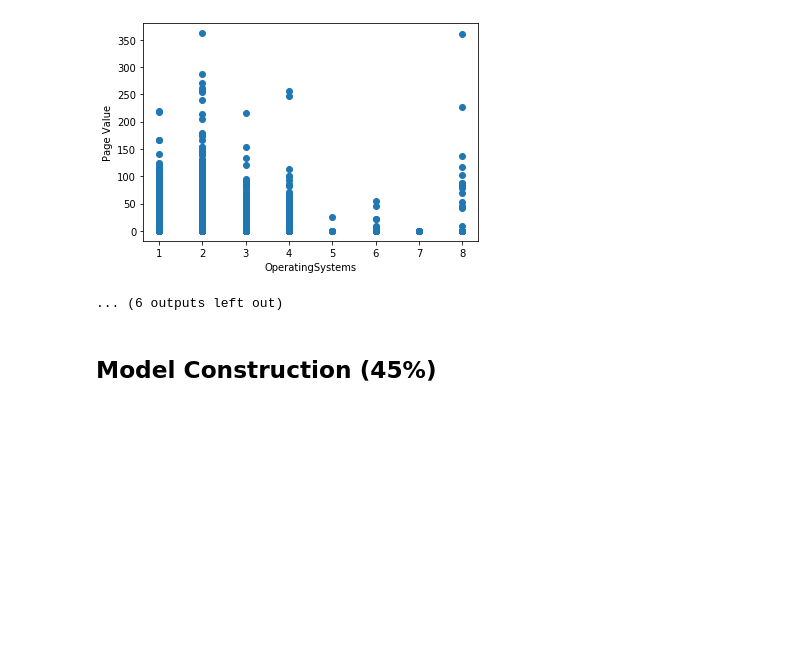
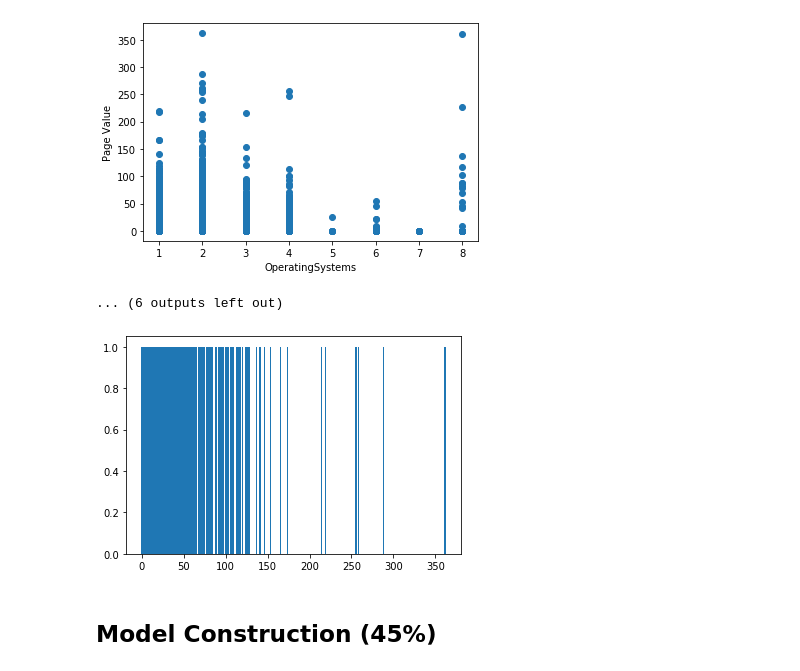
Before and after one commit to goldiemalamud/OnlineShopperIntentions, a Jupyter notebook: OnlineShopperIntentions.ipynb, the cells around one changed output. Cells and saved outputs as stored; diff of their text form; code cells hidden in the pictures; blank space fills up the shorter version.

```diff
--- a/OnlineShopperIntentions.ipynb
+++ b/OnlineShopperIntentions.ipynb
@@ -170,6 +197,15 @@ for c in df:
 [figure]
 [figure]
 ... (6 outputs left out)
+# %%
+#show the importance of page value
+
+plt.scatter(df['PageValues'],df['Revenue'])
+plt.show()
+
+#add up the number of T/F for each PageValue
+# %% [output]
+[figure, added]
 # %% [markdown]
 ## Model Construction (45%)
 # %% [markdown]
```
Also changed, not shown: parts of 1 cell of this notebook, 1 other file.
